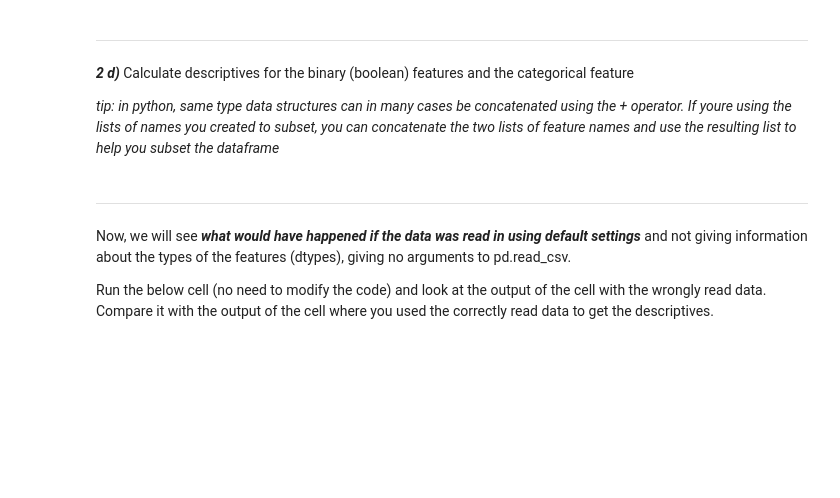
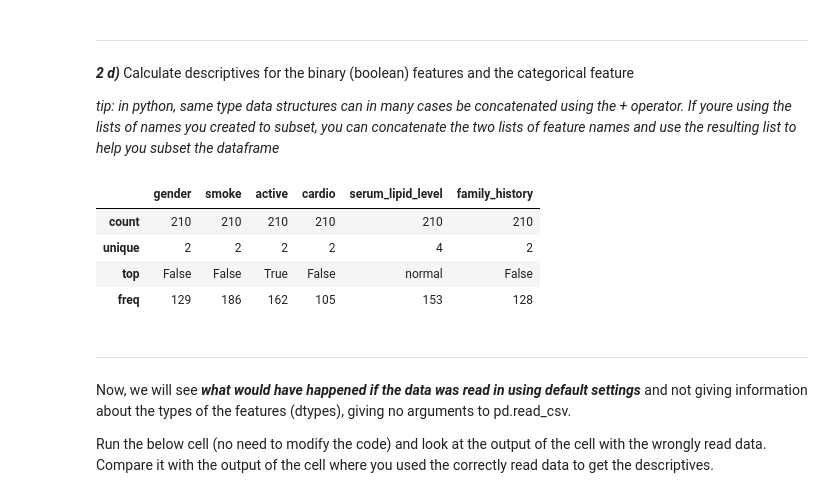
Before and after one commit to konstanyman/DAKD-E1, a Jupyter notebook: Konsta_Nyman_DAKD_2023_exercise_1.ipynb, the cells around one changed output. Saved outputs shown, nothing was run; the diff lists cells and outputs as text; code cells hidden in the pictures; blank space fills up the shorter version.

```diff
--- a/Konsta_Nyman_DAKD_2023_exercise_1.ipynb
+++ b/Konsta_Nyman_DAKD_2023_exercise_1.ipynb
@@ -266,3 +306,13 @@ _tip: in python, same type data structures can in many cases be concatenated usi
+# %%
+# statistical description of boolean and categorical features
+
+data.describe(include=['boolean', 'category'])
+# %% [output]
+|  | gender | smoke | active | cardio | serum_lipid_level | family_history |
+| count | 210 | 210 | 210 | 210 | 210 | 210 |
+| unique | 2 | 2 | 2 | 2 | 4 | 2 |
+| top | False | False | True | False | normal | False |
+| freq | 129 | 186 | 162 | 105 | 153 | 128 |
 # %% [markdown]
 ----------
 Now, we will see ***what would have happened if the data was read in using default settings*** and not giving information about the types of the features (dtypes), giving no arguments to pd.read_csv.
```
Also changed, not shown: parts of 21 cells of this notebook.
